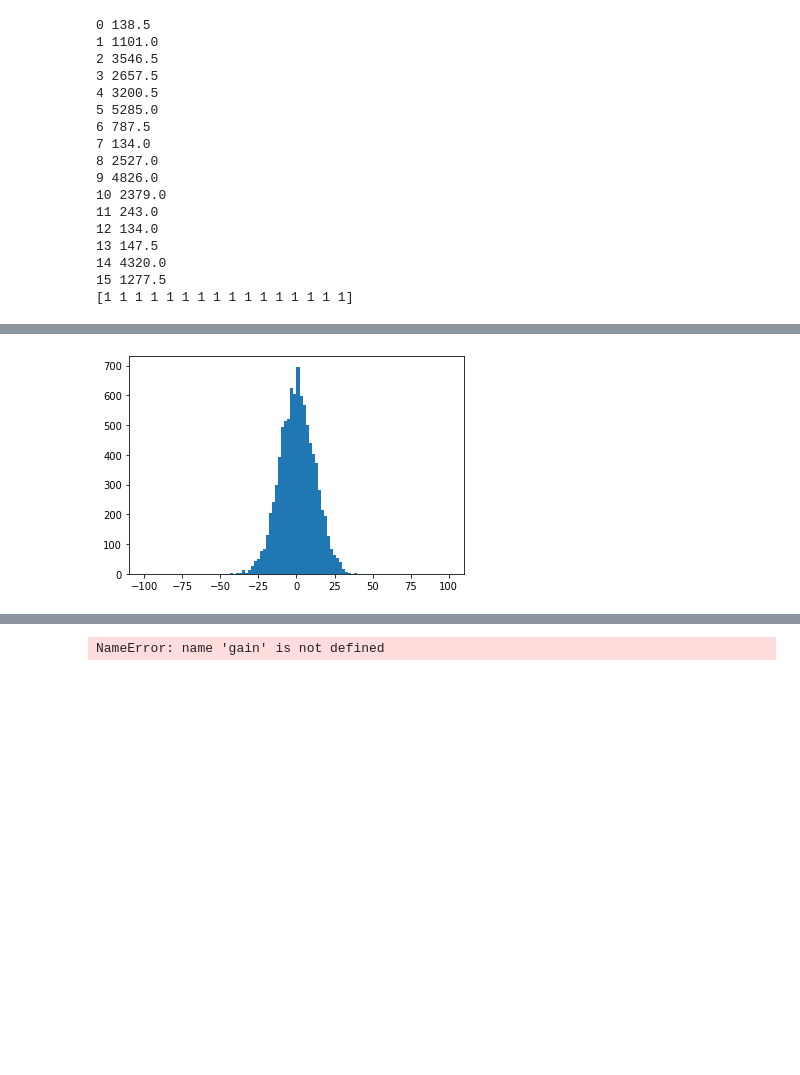
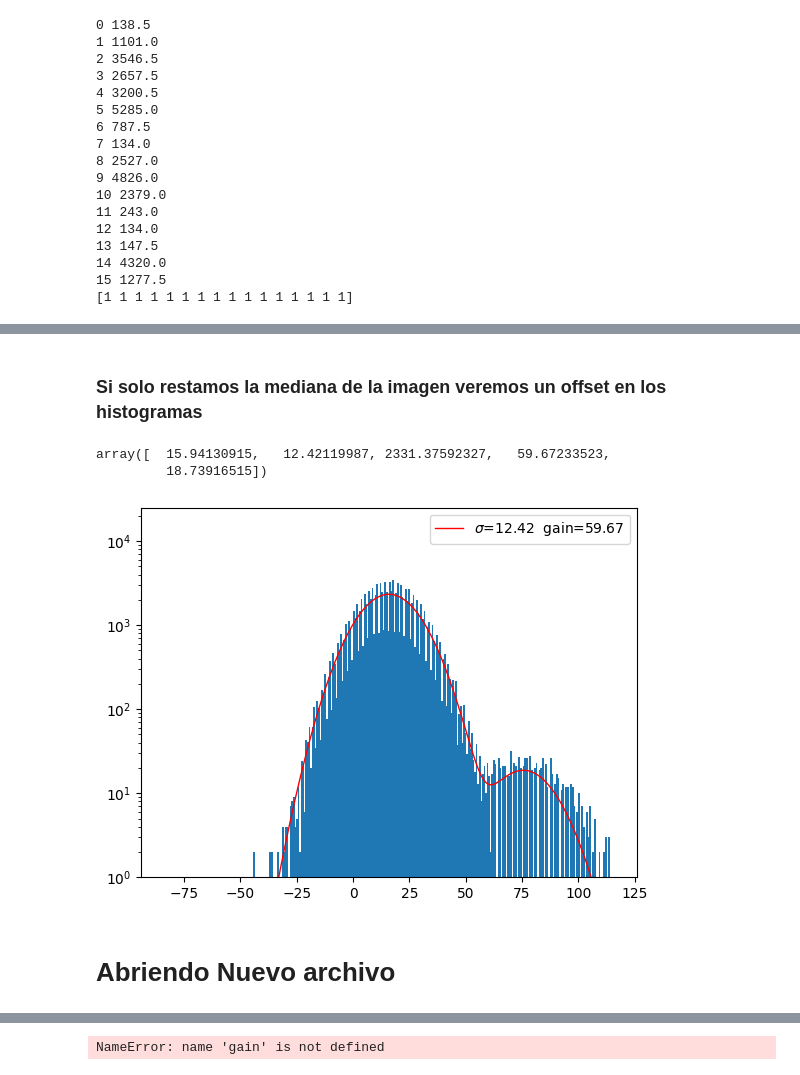
Before and after one commit to LabDet-Crio/BenchTest, a Jupyter notebook: crio_libs/AnaMCM_CONNIE.ipynb, the cells around one changed output, grey strips where cells are left out. Cells and saved outputs as stored; diff of their text form; code cells hidden in the pictures; blank space fills up the shorter version.

```diff
--- a/crio_libs/AnaMCM_CONNIE.ipynb
+++ b/crio_libs/AnaMCM_CONNIE.ipynb
@@ -296,6 +296,11 @@ ana.Gain(hmb, active_mask, MCMNro, nCCDs, ohdusOK, doPlot=True, pdfname='None.pd
-# %%
-nrow=plt.hist(hmb[1].data[overscan_mask].flatten(),bins=100,range=(-100,100))
-
-#h[i+1].data[overscan_mask].flatten()
-# %% [output]
-[figure, removed]
+# %% [markdown]
+### Si solo restamos la mediana de la imagen veremos un offset en los histogramas
+# %%
+x=np.median(hmb[1].data[active_mask])
+ana.histoFit(hmb,1,active_mask, range=(x-100,x+100),porDefecto=[x,3,1500, 44, 100] )
+# %% [output]
+array([  15.94130915,   12.42119987, 2331.37592327,   59.67233523,
+         18.73916515])
+[figure, added]
+# %% [markdown]
+# Abriendo Nuevo archivo
```
Also changed, not shown: parts of 13 cells of this notebook.
